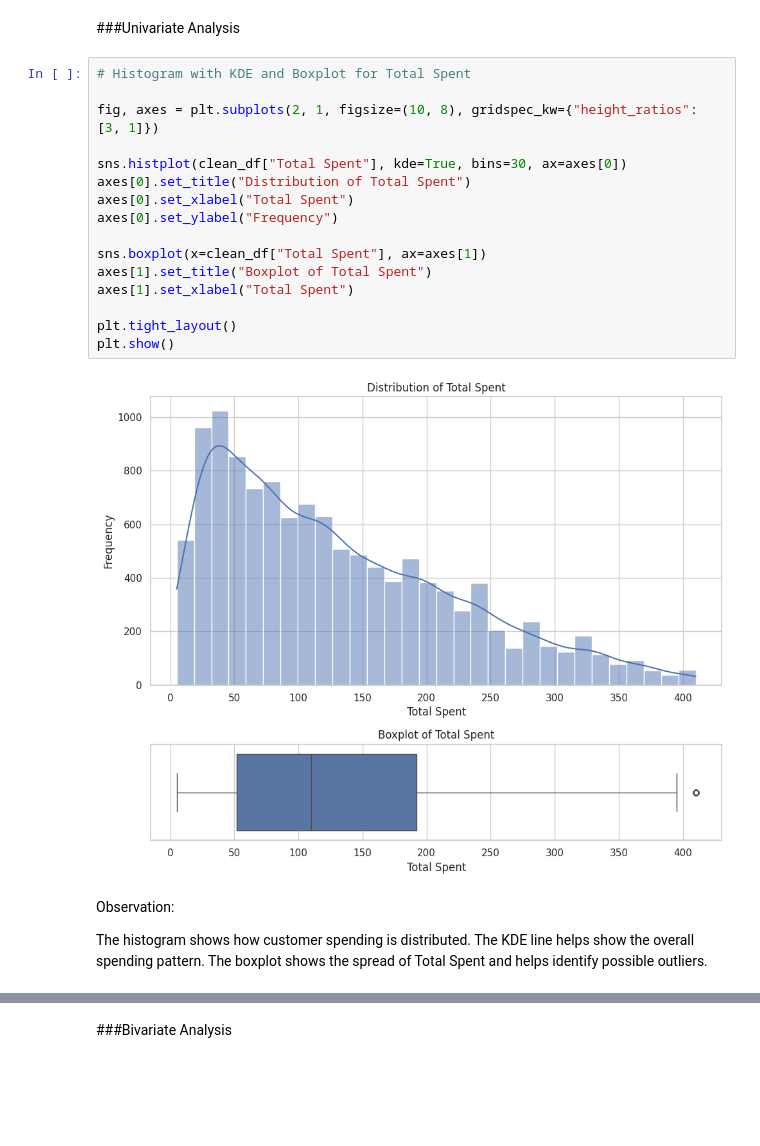
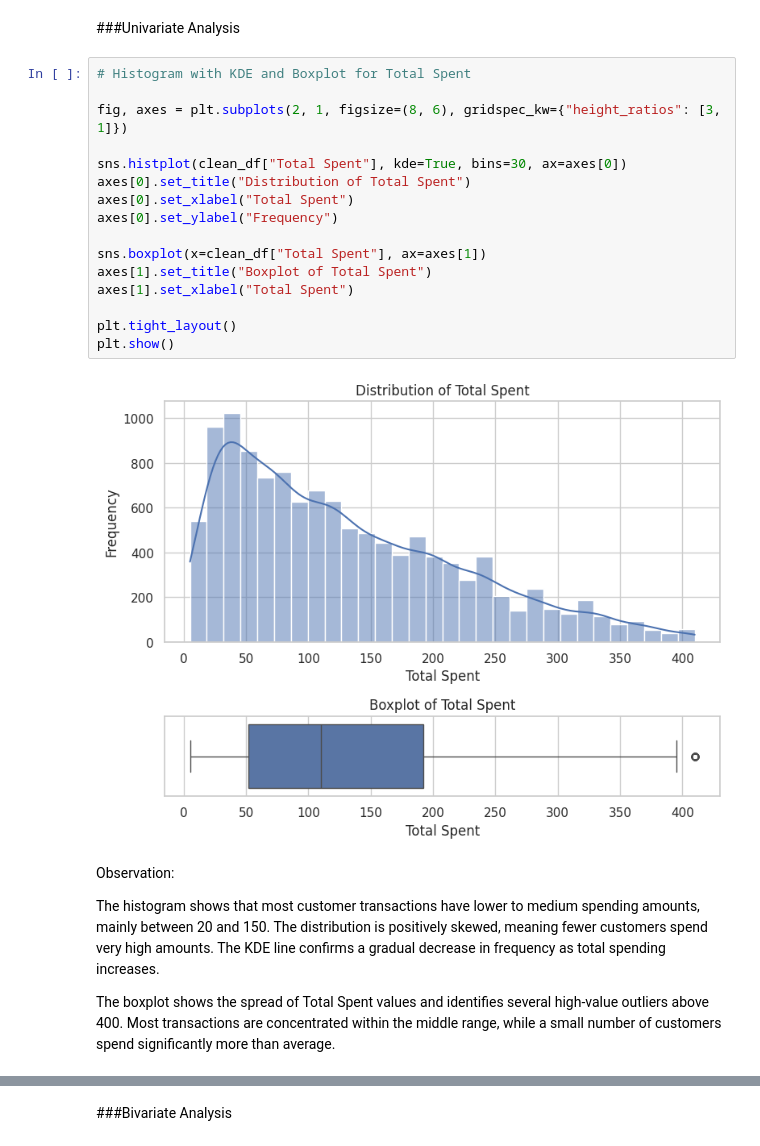
Before and after one commit to maybraniswe/Retail-Store-Sales-Analysis-and-Prediction, a Jupyter notebook: Retail_Store_Sales_Analysis_and_Prediction.ipynb, the cells around one changed output, grey strips where cells are left out. Cells and saved outputs as stored; diff of their text form; blank space fills up the shorter version.

```diff
--- a/Retail_Store_Sales_Analysis_and_Prediction.ipynb
+++ b/Retail_Store_Sales_Analysis_and_Prediction.ipynb
@@ -368,28 +350,28 @@ dtype: object
 # %%
 # Histogram with KDE and Boxplot for Total Spent
 
-fig, axes = plt.subplots(2, 1, figsize=(10, 8), gridspec_kw={"height_ratios": [3, 1]})
+fig, axes = plt.subplots(2, 1, figsize=(8, 6), gridspec_kw={"height_ratios": [3, 1]})
 
 sns.histplot(clean_df["Total Spent"], kde=True, bins=30, ax=axes[0])
 axes[0].set_title("Distribution of Total Spent")
 axes[0].set_xlabel("Total Spent")
 axes[0].set_ylabel("Frequency")
 
 sns.boxplot(x=clean_df["Total Spent"], ax=axes[1])
 axes[1].set_title("Boxplot of Total Spent")
 axes[1].set_xlabel("Total Spent")
 
 plt.tight_layout()
 plt.show()
 # %% [output]
-[figure, old version]
+[figure, new version]
-# %% [markdown]
-
-Observation:
-
-The histogram shows how customer spending is distributed.
-The KDE line helps show the overall spending pattern.
-The boxplot shows the spread of Total Spent and helps identify possible outliers.
+# %% [markdown]
+
+Observation:
+
+The histogram shows that most customer transactions have lower to medium spending amounts, mainly between 20 and 150. The distribution is positively skewed, meaning fewer customers spend very high amounts. The KDE line confirms a gradual decrease in frequency as total spending increases.
+
+The boxplot shows the spread of Total Spent values and identifies several high-value outliers above 400. Most transactions are concentrated within the middle range, while a small number of customers spend significantly more than average.
 # %%
 # Histogram with KDE and Boxplot for Price Per Unit
 
```
Also changed, not shown: parts of 95 cells of this notebook.
